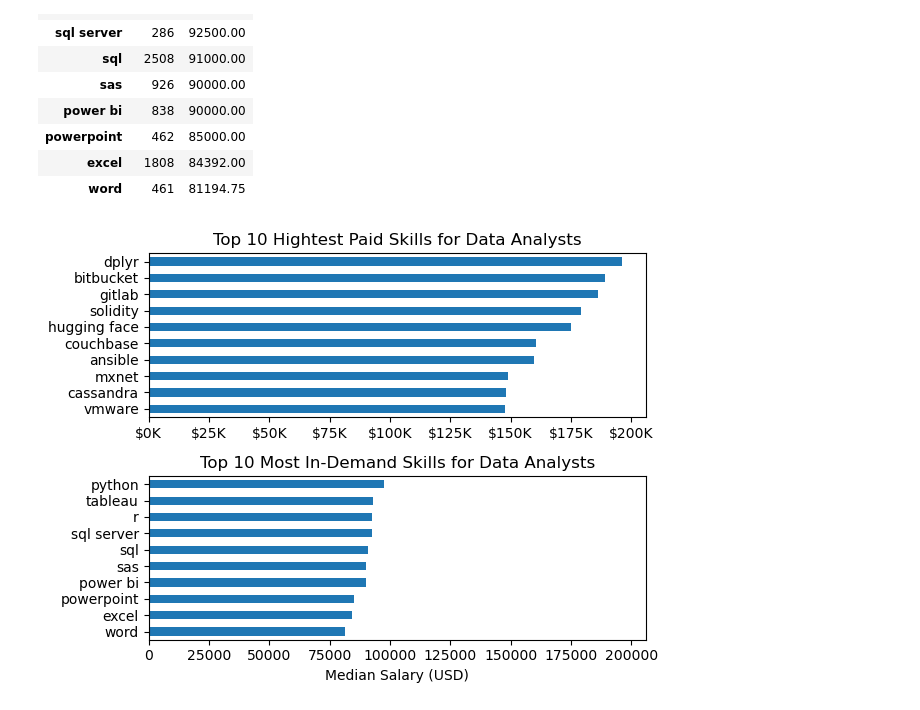
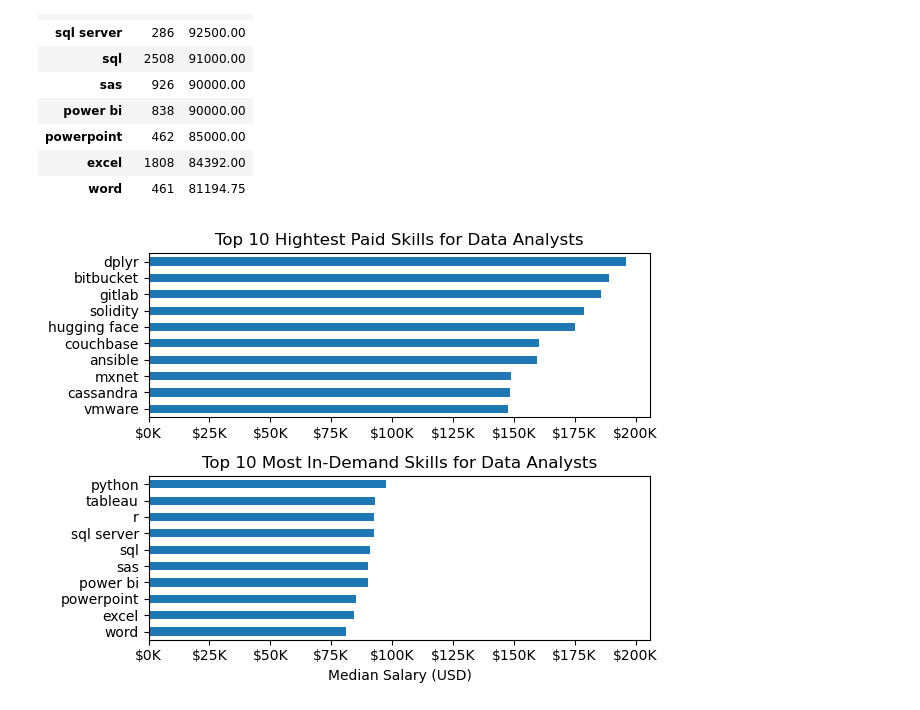
Before and after one commit to Cuishine/Python_Data_Project, a Jupyter notebook: 2_Advanced/19_Exercise_Skill_Pay_Analysis.ipynb, the cells around one changed output. Drawn from its saved outputs; the diff is of its cells as text; code cells hidden in the pictures.

```diff
--- a/2_Advanced/19_Exercise_Skill_Pay_Analysis.ipynb
+++ b/2_Advanced/19_Exercise_Skill_Pay_Analysis.ipynb
@@ -11,7 +11,7 @@ df = dataset['train'].to_pandas()
 
 # Data Cleanup
 df['job_posted_date'] = pd.to_datetime(df['job_posted_date'])
-df['job_skills'] =df['job_skills'].apply(lambda x: ast.literal_eval(x) if pd.notna(x) else x)
+df['job_skills'] = df['job_skills'].apply(lambda x: ast.literal_eval(x) if pd.notna(x) and pd.notnull(x) else x)
 # %%
 # Only get data analyst jobs in the US
 df_DA_US = df[(df['job_title_short'] == 'Data Analyst') & (df['job_country'] == 'United States')].copy()
@@ -44,19 +59,19 @@ df_DA_skills
 # %%
 fig, ax = plt.subplots(2,1)
 
 df_DA_top_pay[::-1].plot(kind='barh', y='median', ax=ax[0], legend=False)
 ax[0].set_title('Top 10 Hightest Paid Skills for Data Analysts')
 ax[0].set_ylabel('')
 ax[0].set_xlabel('')
 ax[0].xaxis.set_major_formatter(plt.FuncFormatter(lambda x, _: f'${int(x/1000)}K'))
 
 df_DA_skills[::-1].plot(kind='barh', y='median', ax=ax[1], legend=False)
 ax[1].set_title('Top 10 Most In-Demand Skills for Data Analysts')
 ax[1].set_ylabel('')
 ax[1].set_xlabel('Median Salary (USD)')
 ax[1].set_xlim(ax[0].get_xlim())
-ax[0].xaxis.set_major_formatter(plt.FuncFormatter(lambda x, _: f'${int(x/1000)}K'))
+ax[1].xaxis.set_major_formatter(plt.FuncFormatter(lambda x, _: f'${int(x/1000)}K'))
 
 fig.tight_layout()
 # %% [output]
-[figure, old version]
+[figure, new version]
```
Also changed, not shown: parts of 2 cells of this notebook, 1 other file.
